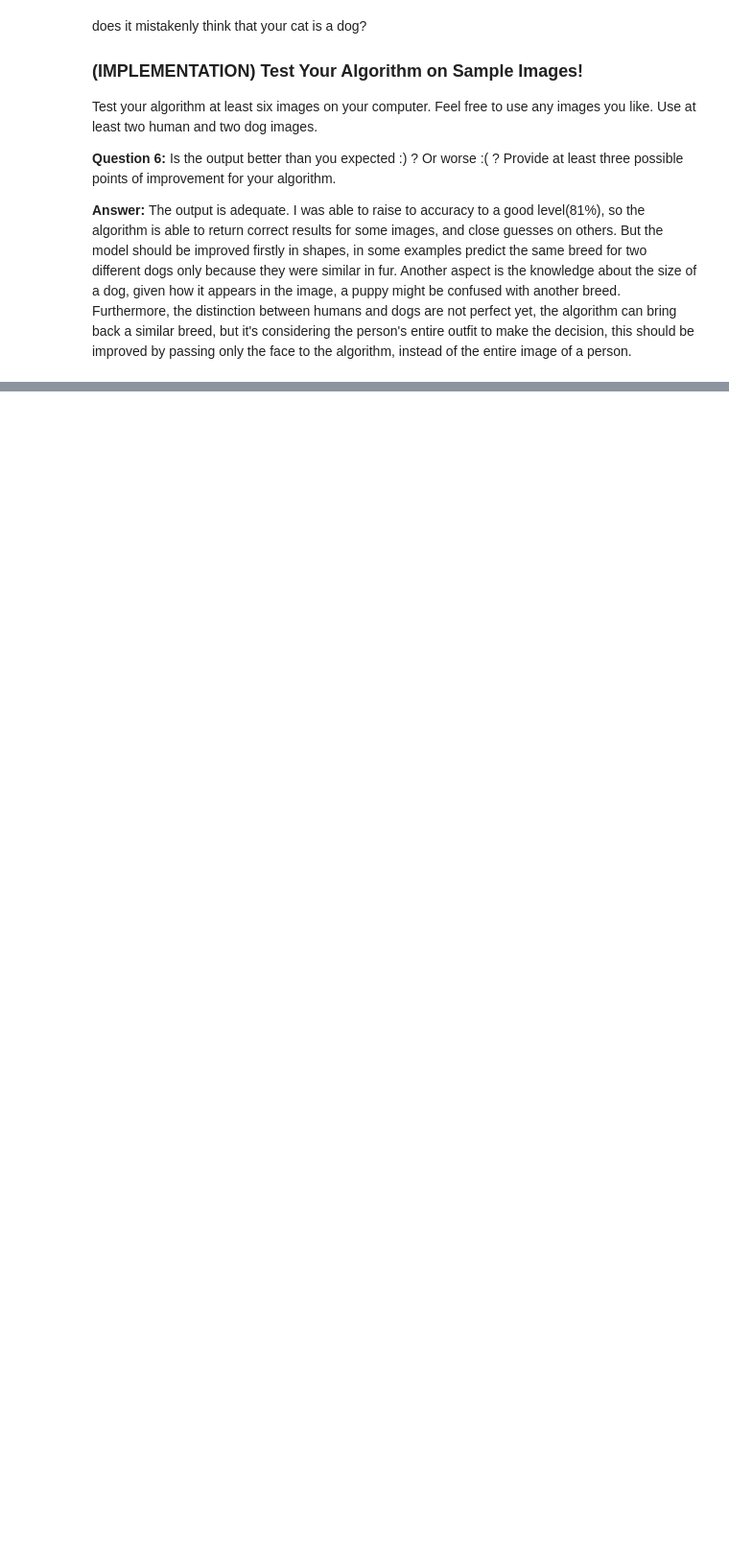
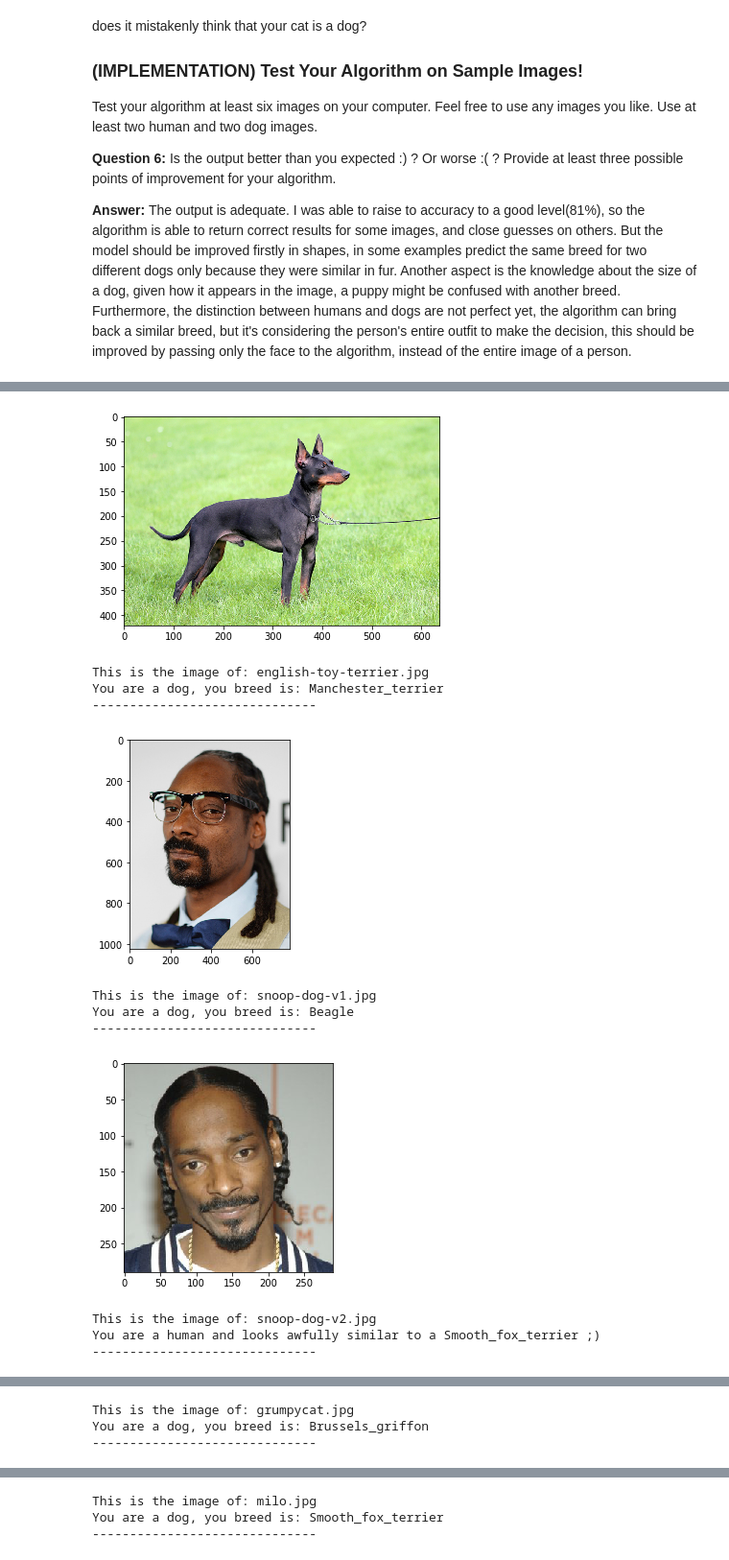
Before and after one commit to rodrigoaml/udacity-cnn-project, a Jupyter notebook: dog_app.ipynb, the cells around one changed output, grey strips where cells are left out. Shown at 96% size. Drawn from its saved outputs; the diff is of its cells as text; code cells hidden in the pictures; blank space fills up the shorter version.

Commit message:
include image files and all executed cells

```diff
--- a/dog_app.ipynb
+++ b/dog_app.ipynb
@@ -427,7 +423,7 @@ from keras.callbacks import ModelCheckpoint
 
 ### TODO: specify the number of epochs that you would like to use to train the model.
 
-epochs = 50
+epochs = 20
 
 ### Do NOT modify the code below this line.
 
@@ -669,5 +706,5 @@ checkpoint = ModelCheckpoint(filepath='saved_models/weights.best.Xception.hdf5',
 
 mboo_model.fit(train_bottleneck_model, train_targets,
           validation_data=(valid_bottleneck_model, valid_targets),
-          epochs=50, batch_size=20, callbacks=[checkpoint], verbose=0)
+          epochs=40, batch_size=20, callbacks=[checkpoint], verbose=1)
 # %% [output]
@@ -772,8 +827,19 @@ if not os.path.exists('local_images'):
 ## Feel free to use as many code cells as needed.
 
 #I've run the experiments with the requests and saved on the local_images folder.
-response = requests.get('http://www.petguide.com/wp-content/uploads/2015/12/english-toy-terrier.jpg')
+urls = [
+    ('http://www.petguide.com/wp-content/uploads/2015/12/english-toy-terrier.jpg', 'english-toy-terrier.jpg'),
+    ('https://s3.amazonaws.com/hiphopdx-production/2015/12/151223-Snoop-Dogg-783x1024.jpg', 'snoop-dog-v1.jpg'),
+    ('http://cache.famili.fr/data/photo/w290_h290_c18/47/snoopdogg.jpg','snoop-dog-v2.jpg'),
+    ('https://pbs.twimg.com/media/Db2LIkoVAAApRO7.jpg','grumpycat.jpg'),
+    ('https://vignette.wikia.nocookie.net/the-mask/images/1/10/Milofilm.jpg/revision/latest/scale-to-width-down/270?cb=20120810013213','milo.jpg'),
+    ('https://upload.wikimedia.org/wikipedia/commons/thumb/c/ca/Harrison_Ford_by_Gage_Skidmore_2.jpg/220px-Harrison_Ford_by_Gage_Skidmore_2.jpg', 'harrisonford.jpg'),
+    ('https://www.pitbulllovers.com/wp-content/uploads/2017/11/blue-nose-pitbull-for-sale-1-696x418.jpg', 'pitbull.jpg'),
+    ('http://petslady.com/sites/default/files/inline-images/xcaucasionovcharka3.preview.jpg.pagespeed.ic.48m0pXShu0.jpg', 'caucovcharka_with_human.jpg')
+]
 
-local_images = 'local_images/english_toy_terrier.jpg'
-with open(local_images, 'wb') as f:
-    f.write(response.content)
+def get_save_images(img):
+    response = req.get(img[0])
+    local_images = 'local_images/' + img[1]
+    with open(local_images, 'wb') as f:
+        f.write(response.content)
@@ -785,0 +850,27 @@ You are a dog, you breed is: Manchester_terrier
+# %%
+import matplotlib.image as mpimg
+import matplotlib.pyplot as plt
+%matplotlib inline
+
+def show_image(img_path):
+    plt.imshow(mpimg.imread(img_path))
+    plt.show()
+# %%
+for img in urls:
+    show_image('local_images/' + img[1])
+    print('This is the image of: ' + img[1])
+    mirror_on_the_wall('local_images/' + img[1])
+    print ('-' * 30)
+# %% [output]
+[figure, added]
+This is the image of: english-toy-terrier.jpg
+You are a dog, you breed is: Manchester_terrier
+------------------------------
+[figure, added]
+This is the image of: snoop-dog-v1.jpg
+You are a dog, you breed is: Beagle
+------------------------------
+[figure, added]
+This is the image of: snoop-dog-v2.jpg
+You are a human and looks awfully similar to a Smooth_fox_terrier ;)
+------------------------------
@@ -785,0 +878,3 @@ You are a dog, you breed is: Manchester_terrier
+This is the image of: grumpycat.jpg
+You are a dog, you breed is: Brussels_griffon
+------------------------------
@@ -785,0 +882,3 @@ You are a dog, you breed is: Manchester_terrier
+This is the image of: milo.jpg
+You are a dog, you breed is: Smooth_fox_terrier
+------------------------------
```
Also changed, not shown: parts of 16 cells of this notebook, 10 other files.
